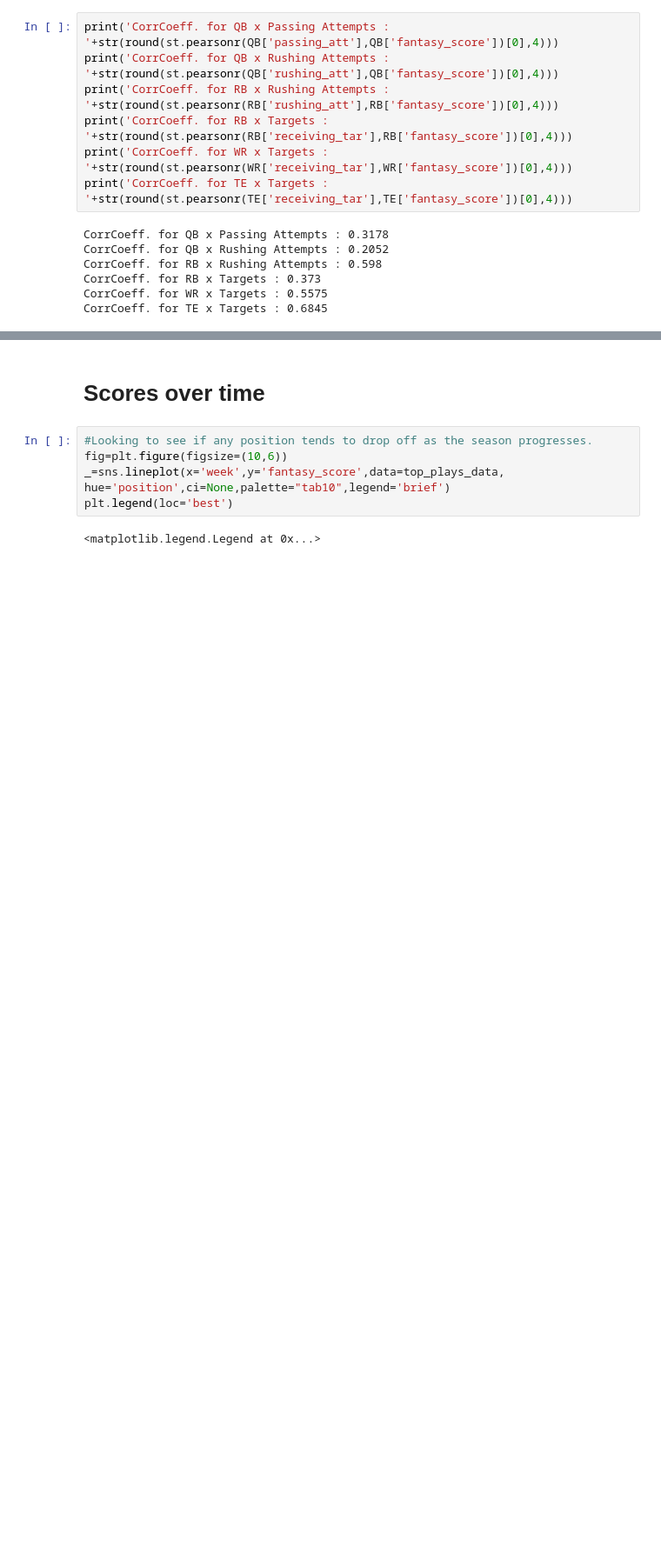
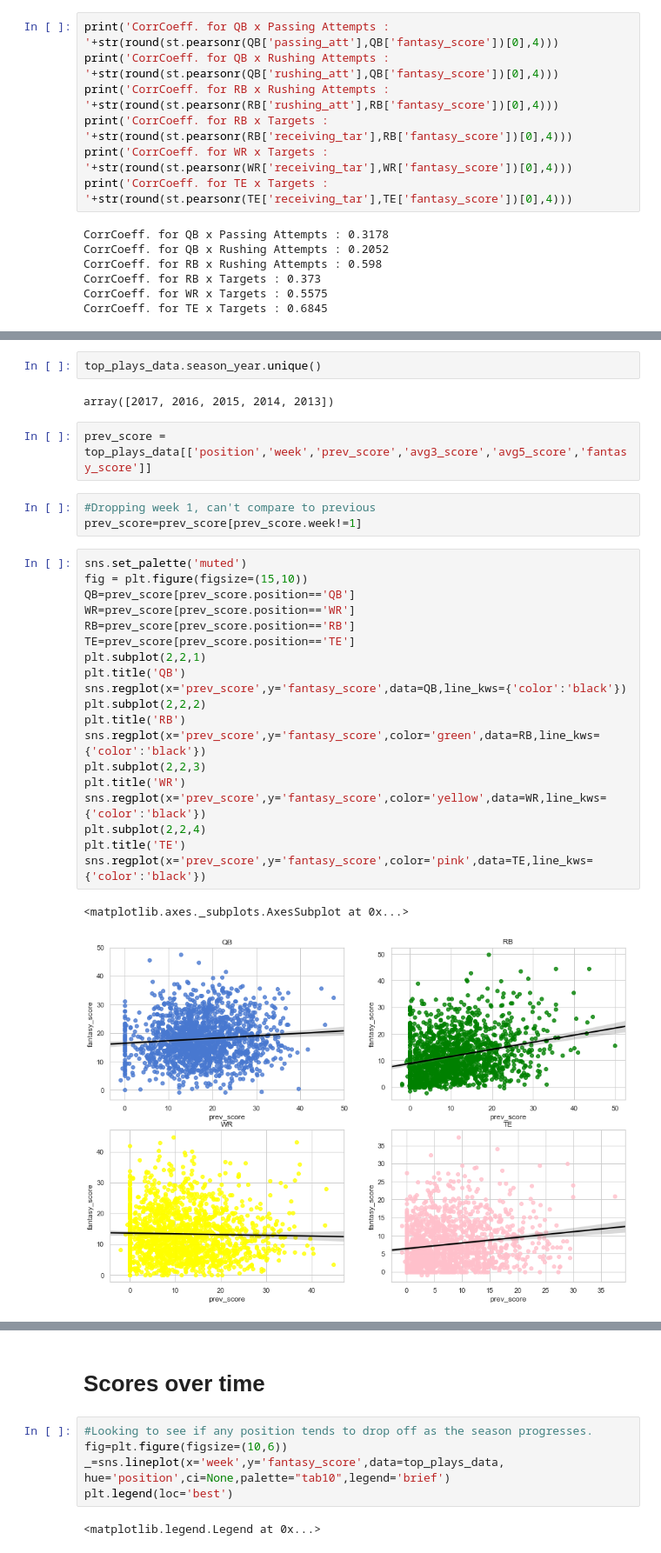
Before and after one commit to ibury08/fantasyfootball, a Jupyter notebook: FF_Data_Storytelling.ipynb, the cells around one changed output, grey strips where cells are left out. Shown at 87% size. Cells and saved outputs as stored; diff of their text form; blank space fills up the shorter version.

Commit message:
finalize data storytelling

```diff
--- a/FF_Data_Storytelling.ipynb
+++ b/FF_Data_Storytelling.ipynb
@@ -286,0 +289,31 @@ CorrCoeff. for TE x Targets : 0.6845
+# %%
+top_plays_data.season_year.unique()
+# %% [output]
+array([2017, 2016, 2015, 2014, 2013])
+# %%
+prev_score = top_plays_data[['position','week','prev_score','avg3_score','avg5_score','fantasy_score']]
+# %%
+#Dropping week 1, can't compare to previous
+prev_score=prev_score[prev_score.week!=1]
+# %%
+sns.set_palette('muted')
+fig = plt.figure(figsize=(15,10))
+QB=prev_score[prev_score.position=='QB']
+WR=prev_score[prev_score.position=='WR']
+RB=prev_score[prev_score.position=='RB']
+TE=prev_score[prev_score.position=='TE']
+plt.subplot(2,2,1)
+plt.title('QB')
+sns.regplot(x='prev_score',y='fantasy_score',data=QB,line_kws={'color':'black'})
+plt.subplot(2,2,2)
+plt.title('RB')
+sns.regplot(x='prev_score',y='fantasy_score',color='green',data=RB,line_kws={'color':'black'})
+plt.subplot(2,2,3)
+plt.title('WR')
+sns.regplot(x='prev_score',y='fantasy_score',color='yellow',data=WR,line_kws={'color':'black'})
+plt.subplot(2,2,4)
+plt.title('TE')
+sns.regplot(x='prev_score',y='fantasy_score',color='pink',data=TE,line_kws={'color':'black'})
+# %% [output]
+<matplotlib.axes._subplots.AxesSubplot at 0x...>
+[figure, added]
```
Also changed, not shown: parts of 5 cells of this notebook.
